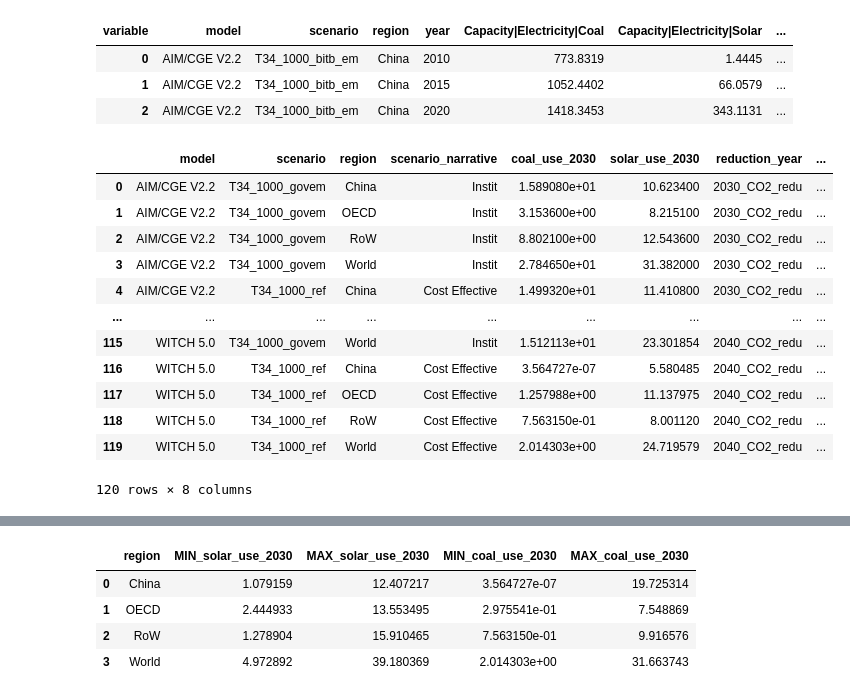
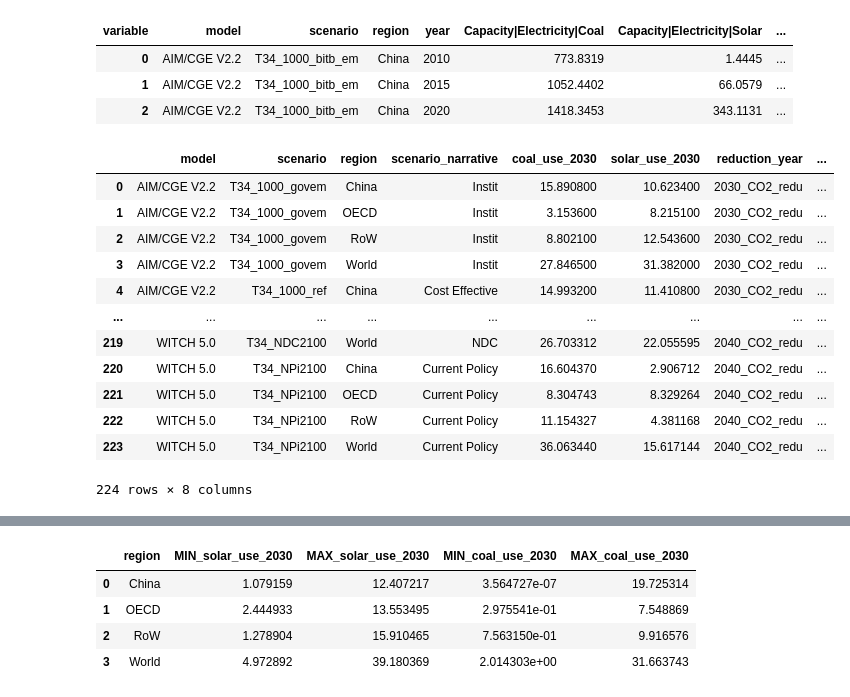
Before and after one commit to zyankarli/Feasibility_Tool, a Jupyter notebook: Tryout_Book.ipynb, the cells around one changed output, grey strips where cells are left out. Drawn from its saved outputs; the diff is of its cells as text; code cells hidden in the pictures.

```diff
--- a/Tryout_Book.ipynb
+++ b/Tryout_Book.ipynb
@@ -162,6 +162,9 @@ df['scenario_narrative'] = np.where(df['scenario'].str.contains("T34_1000_govem"
 df['scenario_narrative'] = np.where(df['scenario'].str.contains("T34_1000_bitb_em", case=True), "Tech+Inst", df['scenario_narrative'])
 df['scenario_narrative'] = np.where(df['scenario'].str.contains("T34_1000_enab_em", case=True), "Inst+Enab", df['scenario_narrative'])
 df['scenario_narrative'] = np.where(df['scenario'].str.contains("T34_1000_feas_em", case=True), "Tech+Inst+Enab", df['scenario_narrative'])
+df['scenario_narrative'] = np.where(df['scenario'].str.contains("T34_NDC2100", case=True), "NDC", df['scenario_narrative'])
+df['scenario_narrative'] = np.where(df['scenario'].str.contains("T34_NPi2100", case=True), "Current Policy", df['scenario_narrative'])
+
 
 #caluclate percentages of energymix for coal and gas
 df["Share_Coal"] = df["Primary Energy|Coal"] / df["Primary Energy"]
@@ -178,46 +181,46 @@ df.head(3)
 | 2 | AIM/CGE V2.2 | T34_1000_bitb_em | China | 2020 | 1418.3453 | 343.1131 | ... |
 # %%
 #filter
-to_plot_df = df[(df['year'].isin([2020, 2030, 2040])) & (df["scenario"].isin(["T34_1000_ref", "T34_1000_govem"]))]
+to_plot_df = df[(df['year'].isin([2020, 2030, 2040])) & (df["scenario"].isin(["T34_1000_ref", "T34_1000_govem","T34_NPi2100","T34_NDC2100"]))]
 
 #calculate reductions
 reductions_df = to_plot_df[["model", "scenario", "scenario_narrative", "region", 'year', "Emissions|CO2"]]
 reductions_df = pd.pivot(data=reductions_df, index=reductions_df.drop(['year', "Emissions|CO2"], axis=1).columns, columns = 'year', values = 'Emissions|CO2').reset_index()
 reductions_df["2030_CO2_redu"] = ( (reductions_df[2030] - reductions_df[2020]) / reductions_df[2020]) * -1 #multiplied with -1 to have positive values
 reductions_df["2040_CO2_redu"] = ((reductions_df[2040] - reductions_df[2020]) / reductions_df[2020]) * -1
 reductions_df.drop([2020, 2030, 2040], axis=1, inplace=True)
 
 #calculate capacities/usage for 2030
 coal_use_2030 = pd.pivot(data=to_plot_df, index=['model','scenario', 'region'], columns = 'year', values = 'Secondary Energy|Electricity|Coal').reset_index()[['model', 'scenario', 'region', 2030]]
 coal_use_2030.rename(columns={2030:"coal_use_2030"}, inplace=True)
 
 solar_use_2030 = pd.pivot(data=to_plot_df, index=['model','scenario', 'region'], columns = 'year', values = 'Secondary Energy|Electricity|Solar').reset_index()[['model', 'scenario', 'region', 2030]]
 solar_use_2030.rename(columns={2030:"solar_use_2030"}, inplace=True)
 
 #merge
 to_plot_df = pd.merge(left=reductions_df, right=coal_use_2030, on=["model", "scenario", "region"])
 to_plot_df = pd.merge(left=to_plot_df, right=solar_use_2030, on=["model", "scenario", "region"])
 
 # #make CO2 reduction longer for plotting purposes
 #reduce data
 to_plot_df = pd.melt(to_plot_df, id_vars=["model", 'scenario', 'region', 'scenario_narrative', 'coal_use_2030','solar_use_2030'],
                     value_vars=["2030_CO2_redu", "2040_CO2_redu"],
                     var_name='reduction_year', value_name='reduction_value')
 #TODO: Note: COFFEE doesn't have govem scenario
 to_plot_df
 # %% [output]
 |  | model | scenario | region | scenario_narrative | coal_use_2030 | solar_use_2030 | reduction_year | ... |
-| 0 | AIM/CGE V2.2 | T34_1000_govem | China | Instit | 1.589080e+01 | 10.623400 | 2030_CO2_redu | ... |
-| 1 | AIM/CGE V2.2 | T34_1000_govem | OECD | Instit | 3.153600e+00 | 8.215100 | 2030_CO2_redu | ... |
-| 2 | AIM/CGE V2.2 | T34_1000_govem | RoW | Instit | 8.802100e+00 | 12.543600 | 2030_CO2_redu | ... |
-| 3 | AIM/CGE V2.2 | T34_1000_govem | World | Instit | 2.784650e+01 | 31.382000 | 2030_CO2_redu | ... |
-| 4 | AIM/CGE V2.2 | T34_1000_ref | China | Cost Effective | 1.499320e+01 | 11.410800 | 2030_CO2_redu | ... |
+| 0 | AIM/CGE V2.2 | T34_1000_govem | China | Instit | 15.890800 | 10.623400 | 2030_CO2_redu | ... |
+| 1 | AIM/CGE V2.2 | T34_1000_govem | OECD | Instit | 3.153600 | 8.215100 | 2030_CO2_redu | ... |
+| 2 | AIM/CGE V2.2 | T34_1000_govem | RoW | Instit | 8.802100 | 12.543600 | 2030_CO2_redu | ... |
+| 3 | AIM/CGE V2.2 | T34_1000_govem | World | Instit | 27.846500 | 31.382000 | 2030_CO2_redu | ... |
+| 4 | AIM/CGE V2.2 | T34_1000_ref | China | Cost Effective | 14.993200 | 11.410800 | 2030_CO2_redu | ... |
 | ... | ... | ... | ... | ... | ... | ... | ... | ... |
-| 115 | WITCH 5.0 | T34_1000_govem | World | Instit | 1.512113e+01 | 23.301854 | 2040_CO2_redu | ... |
-| 116 | WITCH 5.0 | T34_1000_ref | China | Cost Effective | 3.564727e-07 | 5.580485 | 2040_CO2_redu | ... |
-| 117 | WITCH 5.0 | T34_1000_ref | OECD | Cost Effective | 1.257988e+00 | 11.137975 | 2040_CO2_redu | ... |
-| 118 | WITCH 5.0 | T34_1000_ref | RoW | Cost Effective | 7.563150e-01 | 8.001120 | 2040_CO2_redu | ... |
-| 119 | WITCH 5.0 | T34_1000_ref | World | Cost Effective | 2.014303e+00 | 24.719579 | 2040_CO2_redu | ... |
+| 219 | WITCH 5.0 | T34_NDC2100 | World | NDC | 26.703312 | 22.055595 | 2040_CO2_redu | ... |
+| 220 | WITCH 5.0 | T34_NPi2100 | China | Current Policy | 16.604370 | 2.906712 | 2040_CO2_redu | ... |
+| 221 | WITCH 5.0 | T34_NPi2100 | OECD | Current Policy | 8.304743 | 8.329264 | 2040_CO2_redu | ... |
+| 222 | WITCH 5.0 | T34_NPi2100 | RoW | Current Policy | 11.154327 | 4.381168 | 2040_CO2_redu | ... |
+| 223 | WITCH 5.0 | T34_NPi2100 | World | Current Policy | 36.063440 | 15.617144 | 2040_CO2_redu | ... |
-120 rows × 8 columns
+224 rows × 8 columns
 # %%
 # GLOBAL 2030
```
Also changed, not shown: parts of 7 cells of this notebook, 1 other file.
